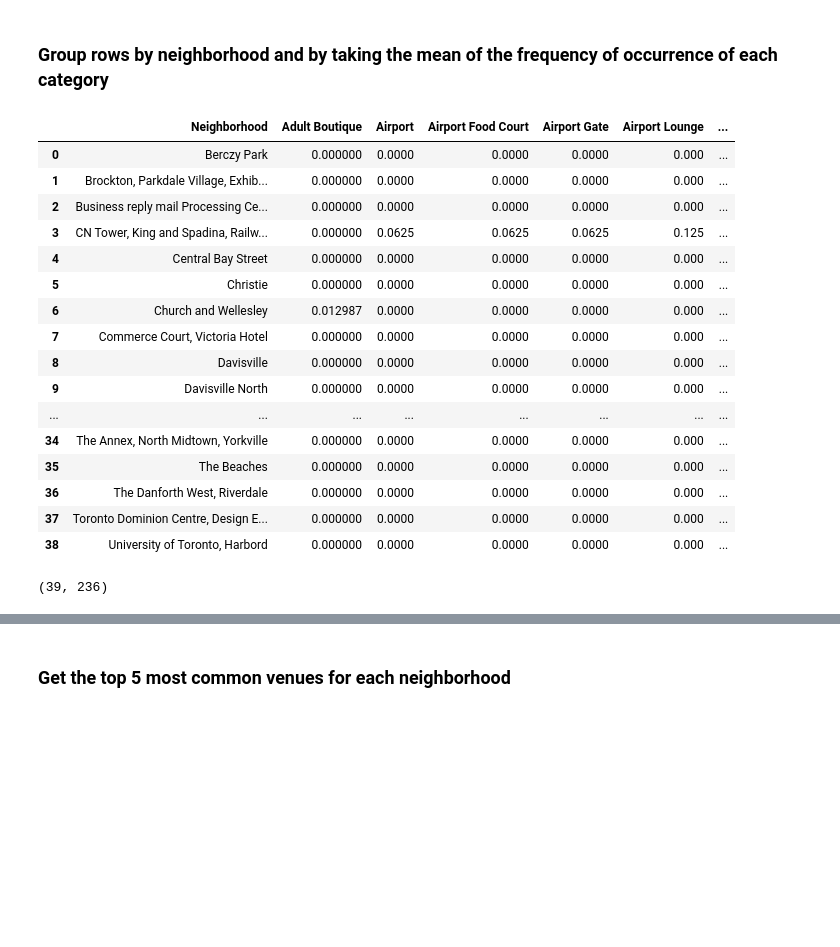
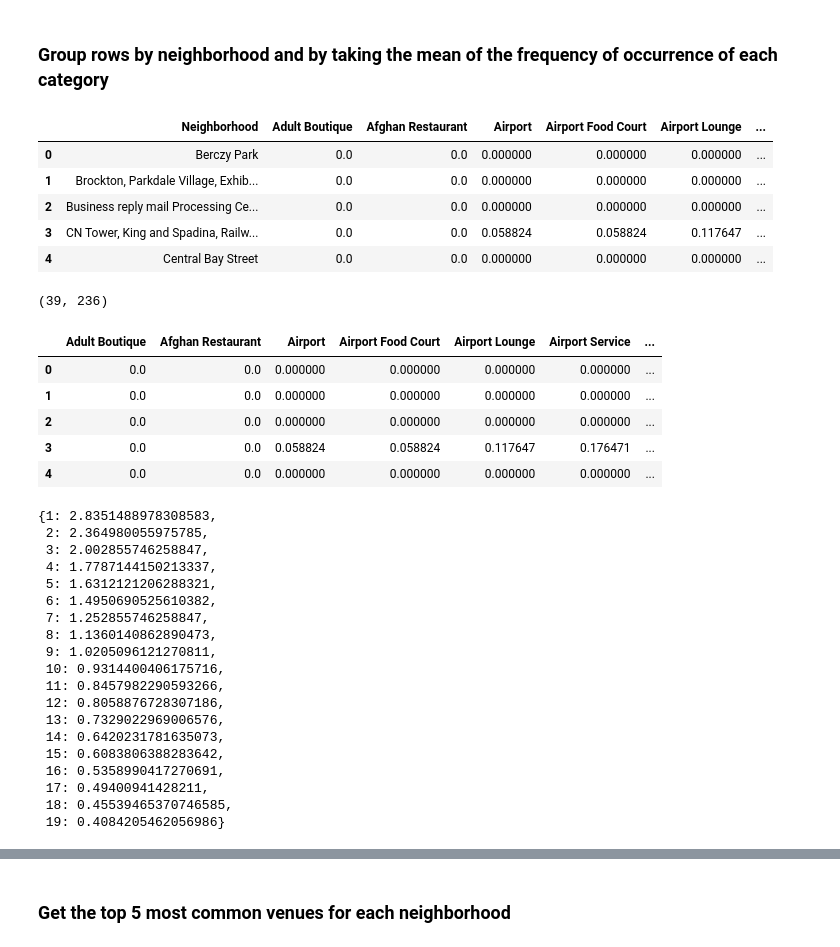
Before and after one commit to mpamal/Coursera_Capstone, a Jupyter notebook: Capstone_Week3_Project.ipynb, the cells around one changed output, grey strips where cells are left out. Saved outputs shown, nothing was run; the diff lists cells and outputs as text; code cells hidden in the pictures; blank space fills up the shorter version.

```diff
--- a/Capstone_Week3_Project.ipynb
+++ b/Capstone_Week3_Project.ipynb
@@ -330,26 +339,25 @@ Shape is (1606, 236)
 ### Group rows by neighborhood and by taking the mean of the frequency of occurrence of each category
 # %%
 toronto_grouped = toronto_onehot.groupby('Neighborhood').mean().reset_index()
-toronto_grouped
+toronto_grouped.head()
 # %% [output]
-|  | Neighborhood | Adult Boutique | Airport | Airport Food Court | Airport Gate | Airport Lounge | ... |
-| 0 | Berczy Park | 0.000000 | 0.0000 | 0.0000 | 0.0000 | 0.000 | ... |
-| 1 | Brockton, Parkdale Village, Exhib... | 0.000000 | 0.0000 | 0.0000 | 0.0000 | 0.000 | ... |
-| 2 | Business reply mail Processing Ce... | 0.000000 | 0.0000 | 0.0000 | 0.0000 | 0.000 | ... |
-| 3 | CN Tower, King and Spadina, Railw... | 0.000000 | 0.0625 | 0.0625 | 0.0625 | 0.125 | ... |
-| 4 | Central Bay Street | 0.000000 | 0.0000 | 0.0000 | 0.0000 | 0.000 | ... |
-| 5 | Christie | 0.000000 | 0.0000 | 0.0000 | 0.0000 | 0.000 | ... |
-| 6 | Church and Wellesley | 0.012987 | 0.0000 | 0.0000 | 0.0000 | 0.000 | ... |
-| 7 | Commerce Court, Victoria Hotel | 0.000000 | 0.0000 | 0.0000 | 0.0000 | 0.000 | ... |
-| 8 | Davisville | 0.000000 | 0.0000 | 0.0000 | 0.0000 | 0.000 | ... |
-| 9 | Davisville North | 0.000000 | 0.0000 | 0.0000 | 0.0000 | 0.000 | ... |
-| ... | ... | ... | ... | ... | ... | ... | ... |
-| 34 | The Annex, North Midtown, Yorkville | 0.000000 | 0.0000 | 0.0000 | 0.0000 | 0.000 | ... |
-| 35 | The Beaches | 0.000000 | 0.0000 | 0.0000 | 0.0000 | 0.000 | ... |
-| 36 | The Danforth West, Riverdale | 0.000000 | 0.0000 | 0.0000 | 0.0000 | 0.000 | ... |
-| 37 | Toronto Dominion Centre, Design E... | 0.000000 | 0.0000 | 0.0000 | 0.0000 | 0.000 | ... |
-| 38 | University of Toronto, Harbord | 0.000000 | 0.0000 | 0.0000 | 0.0000 | 0.000 | ... |
+|  | Neighborhood | Adult Boutique | Afghan Restaurant | Airport | Airport Food Court | Airport Lounge | ... |
+| 0 | Berczy Park | 0.0 | 0.0 | 0.000000 | 0.000000 | 0.000000 | ... |
+| 1 | Brockton, Parkdale Village, Exhib... | 0.0 | 0.0 | 0.000000 | 0.000000 | 0.000000 | ... |
+| 2 | Business reply mail Processing Ce... | 0.0 | 0.0 | 0.000000 | 0.000000 | 0.000000 | ... |
+| 3 | CN Tower, King and Spadina, Railw... | 0.0 | 0.0 | 0.058824 | 0.058824 | 0.117647 | ... |
+| 4 | Central Bay Street | 0.0 | 0.0 | 0.000000 | 0.000000 | 0.000000 | ... |
 # %%
 toronto_grouped.shape
 # %% [output]
 (39, 236)
+# %%
+k_means_df = toronto_grouped[toronto_grouped.columns[1:]]
+k_means_df.head()
+# %% [output]
+|  | Adult Boutique | Afghan Restaurant | Airport | Airport Food Court | Airport Lounge | Airport Service | ... |
+| 0 | 0.0 | 0.0 | 0.000000 | 0.000000 | 0.000000 | 0.000000 | ... |
+| 1 | 0.0 | 0.0 | 0.000000 | 0.000000 | 0.000000 | 0.000000 | ... |
+| 2 | 0.0 | 0.0 | 0.000000 | 0.000000 | 0.000000 | 0.000000 | ... |
+| 3 | 0.0 | 0.0 | 0.058824 | 0.058824 | 0.117647 | 0.176471 | ... |
+| 4 | 0.0 | 0.0 | 0.000000 | 0.000000 | 0.000000 | 0.000000 | ... |
@@ -355,0 +378,23 @@ toronto_grouped.shape
+# %%
+in_map
+# inertias
+# %% [output]
+{1: 2.8351488978308583,
+ 2: 2.364980055975785,
+ 3: 2.002855746258847,
+ 4: 1.7787144150213337,
+ 5: 1.6312121206288321,
+ 6: 1.4950690525610382,
+ 7: 1.252855746258847,
+ 8: 1.1360140862890473,
+ 9: 1.0205096121270811,
+ 10: 0.9314400406175716,
+ 11: 0.8457982290593266,
+ 12: 0.8058876728307186,
+ 13: 0.7329022969006576,
+ 14: 0.6420231781635073,
+ 15: 0.6083806388283642,
+ 16: 0.5358990417270691,
+ 17: 0.49400941428211,
+ 18: 0.45539465370746585,
+ 19: 0.4084205462056986}
```
Also changed, not shown: parts of 9 cells of this notebook, 3 other files.
